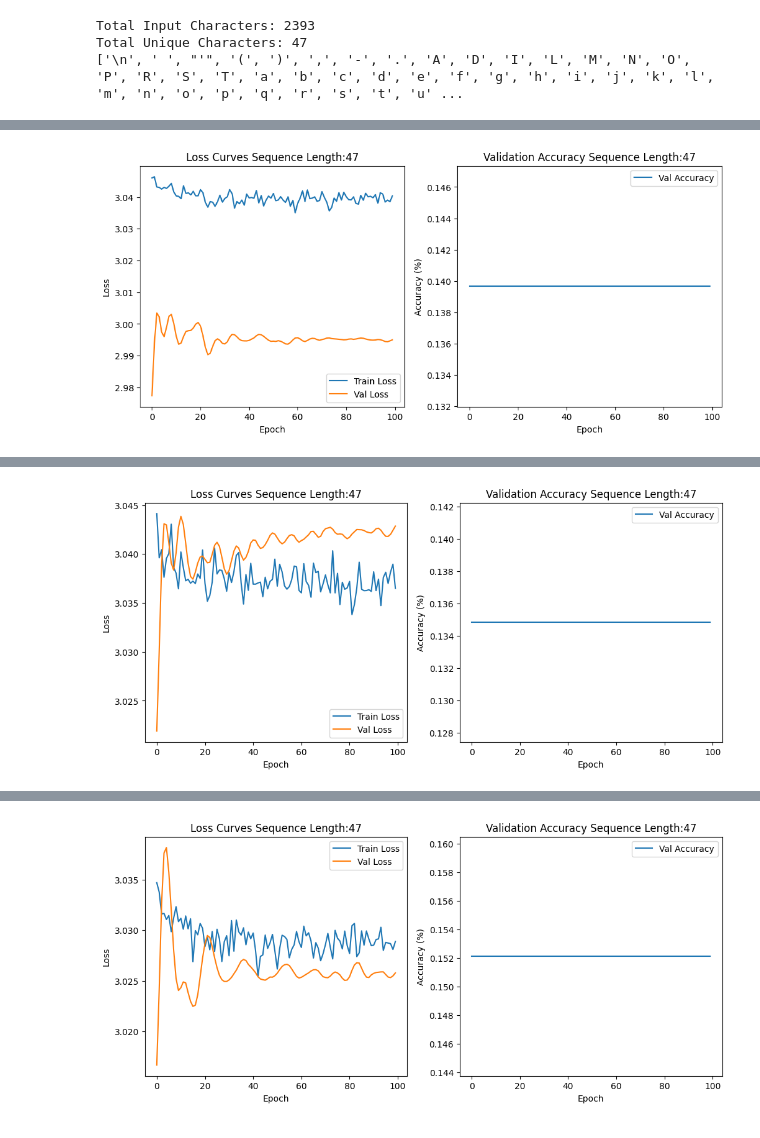
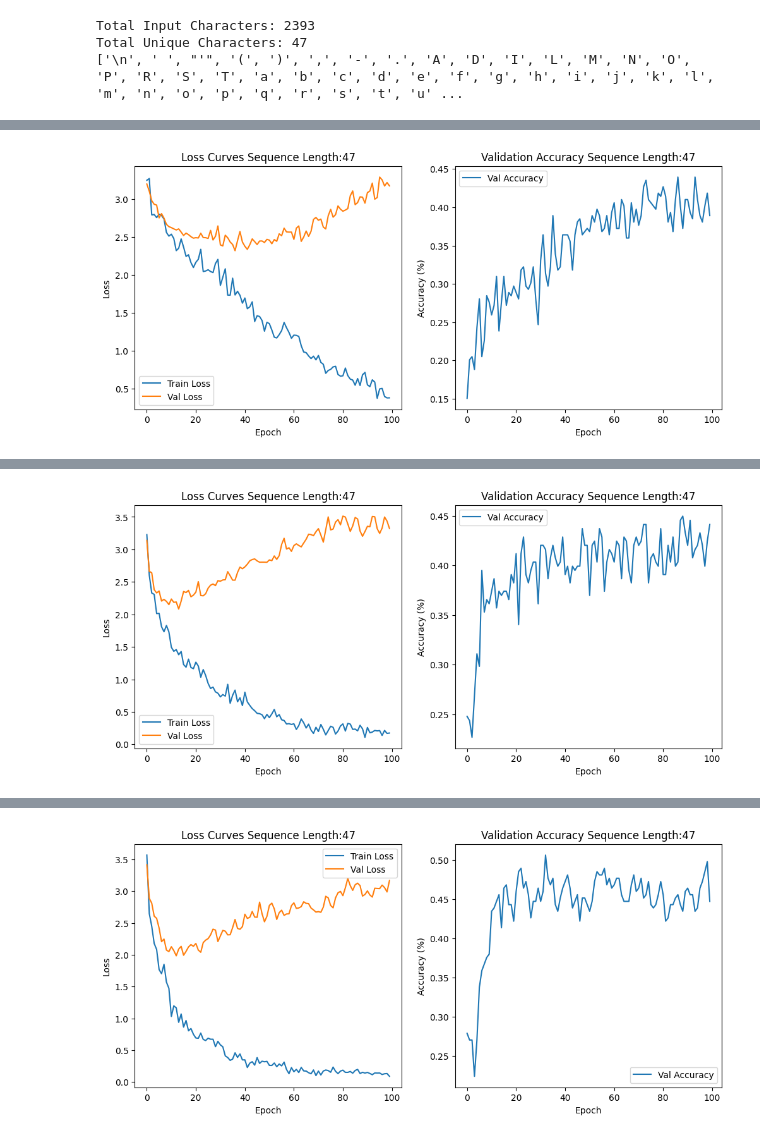
Before and after one commit to JordanTerwilliger/Intro-to-Deep-Learning, a Jupyter notebook: HW4/HW4_NLP_Transformer_Q1.ipynb, the cells around one changed output, grey strips where cells are left out. Saved outputs shown, nothing was run; the diff lists cells and outputs as text; code cells hidden in the pictures.

```diff
--- a/HW4/HW4_NLP_Transformer_Q1.ipynb
+++ b/HW4/HW4_NLP_Transformer_Q1.ipynb
@@ -35,9 +35,3 @@ In summary, next character prediction plays a crucial role in enhancing the capa
 # %%
 torch.manual_seed(1)
 device = torch.device("cuda:0" if torch.cuda.is_available() else "cpu")
-#hyperparameters
-lr = 0.01
-epochs = 30
-hidden_size = 100
-
-device
@@ -134,9 +141,10 @@ def createPlot(sequence_length, train_loss_list, val_loss_list, val_accuracy_lis
   plt.show()
 # %%
 #Hyperparameters
-hidden_size = 128
-num_layers = 3
+hidden_size = 64
+num_layers = 2
 nhead = 2
+lr = 0.001
 epochs = 100
 input_size = len(sorted_text)
 
@@ -146,14 +154,7 @@ optimizer = optim.Adam(model.parameters(), lr = lr)
 # %%
 input_lengths = [10, 20, 30]
 for seq_len in input_lengths:
-  X_train, X_val, X_test, y_train, y_val, y_test = preprocess_text(text_sequence, seq_len)
-
-  X_train = torch.tensor(X_train, dtype=torch.long).to(device)
-  y_train = torch.tensor(y_train, dtype=torch.long).to(device)
-  X_val = torch.tensor(X_val, dtype=torch.long).to(device)
-  y_val = torch.tensor(y_val, dtype=torch.long).to(device)
-  X_test = torch.tensor(X_test, dtype=torch.long).to(device)
-  y_test = torch.tensor(y_test, dtype=torch.long).to(device)
+  train_loader, val_loader, test_loader = preprocess_text(text_sequence, seq_len)
 
   ###This is where training begins
   #Lists for storing loss and validation values
@@ -170,13 +171,12 @@ for seq_len in input_lengths:
     model.train()
 
     optimizer.zero_grad()
-    y_pred = model(X_train)  # Forward pass
-    loss = criterion(y_pred, y_train)  # Compute loss
-    loss.backward()  # Backward pass
-    optimizer.step()  # Update model parameters
+    for X_train, y_train in train_loader:
+      y_pred = model(X_train)  # Forward pass
+      loss = criterion(y_pred, y_train)  # Compute loss
+      loss.backward()  # Backward pass
+      optimizer.step()  # Update model parameters
 
-    train_loss_list.append(loss.item()) #Take this epoch's training loss and add it
-                                        #to the training loss list (of all epochs)
     end_event.record()
 
     torch.cuda.synchronize()
@@ -186,33 +186,37 @@ for seq_len in input_lengths:
 
 
 
-    #Here is where we evaluate the model on the current epoch
-    model.eval()
-    with torch.no_grad():
-      val_output = model(X_val) # Take test dataset and run it through this epoch's model
+    for X_val, y_val in test_loader:
+      #Here is where we evaluate the model on the current epoch
+      model.eval()
+      with torch.no_grad():
+        val_output = model(X_val) # Take test dataset and run it through this epoch's model
 
-      val_loss = criterion(val_output, y_val) #Find the loss
+        val_loss = criterion(val_output, y_val) #Find the loss
 
-      _, predicted = torch.max(val_output, 1) #Here we find what the output was (what letter)
+        _, predicted = torch.max(val_output, 1) #Here we find what the output was (what letter)
 
-      val_accuracy = (predicted == y_val).float().mean()#Here we take each answer from our model,
-                                                        #compare it to the ground truth, and find how accurate we are
+        val_accuracy = (predicted == y_val).float().mean()#Here we take each answer from our model,
+                                                          #compare it to the ground truth, and find how accurate we are
 
-      val_loss_list.append(val_loss.item())
-      val_accuracy_list.append(val_accuracy.item())
+    train_loss_list.append(loss.item()) #Take this epoch's training loss and add it
+                                        #to the training loss list (of all epochs)
+    val_loss_list.append(val_loss.item())
+    val_accuracy_list.append(val_accuracy.item())
 
-      if (epoch % 20 == 0):
-        print(f'Epoch {epoch}, Loss: {loss.item():.4f}, Val Accuracy: {val_accuracy.item():.4f}, Val Loss: {val_loss.item():.4f}')
-        print(f"Training time for Epoch {epoch}: {elapsed_time_ms / 1000:.6f} seconds")
+    if (epoch % 20 == 0):
+      print(f'Epoch {epoch}, Loss: {loss.item():.4f}, Val Accuracy: {val_accuracy.item():.4f}, Val Loss: {val_loss.item():.4f}')
+      print(f"Training time for Epoch {epoch}: {elapsed_time_ms / 1000:.6f} seconds")
   createPlot(input_size, train_loss_list, val_loss_list, val_accuracy_list)
   print(summary(model, input_size = (1,input_size), dtypes=[torch.long]))
 
   print("running test set evaluation")
   model.eval()
-  with torch.no_grad():
-    test_output = model(X_test)
-    test_loss = criterion(test_output, y_test)
-    _, predicted = torch.max(test_output, 1)
-    test_accuracy = (predicted == y_test).float().mean()
-    print(f"Final Test Accuracy: {100 * test_accuracy:.4f}%")
+  for X_test, y_test in test_loader:
+    with torch.no_grad():
+      test_output = model(X_test)
+      test_loss = criterion(test_output, y_test)
+      _, predicted = torch.max(test_output, 1)
+      test_accuracy = (predicted == y_test).float().mean()
+      print(f"Final Test Accuracy: {100 * test_accuracy:.4f}%")
 # %% [output]
@@ -229,4 +233,4 @@ Training time for Epoch 80: 0.053611 seconds
-[figure, old version]
+[figure, new version]
 ===============================================================================================
 Layer (type:depth-idx)                        Output Shape              Param #
 ===============================================================================================
@@ -247,4 +251,4 @@ Training time for Epoch 80: 0.105944 seconds
-[figure, old version]
+[figure, new version]
 ===============================================================================================
 Layer (type:depth-idx)                        Output Shape              Param #
 ===============================================================================================
@@ -265,4 +269,4 @@ Training time for Epoch 80: 0.155980 seconds
-[figure, old version]
+[figure, new version]
 ===============================================================================================
 Layer (type:depth-idx)                        Output Shape              Param #
 ===============================================================================================
```
Also changed, not shown: parts of 5 cells of this notebook.
